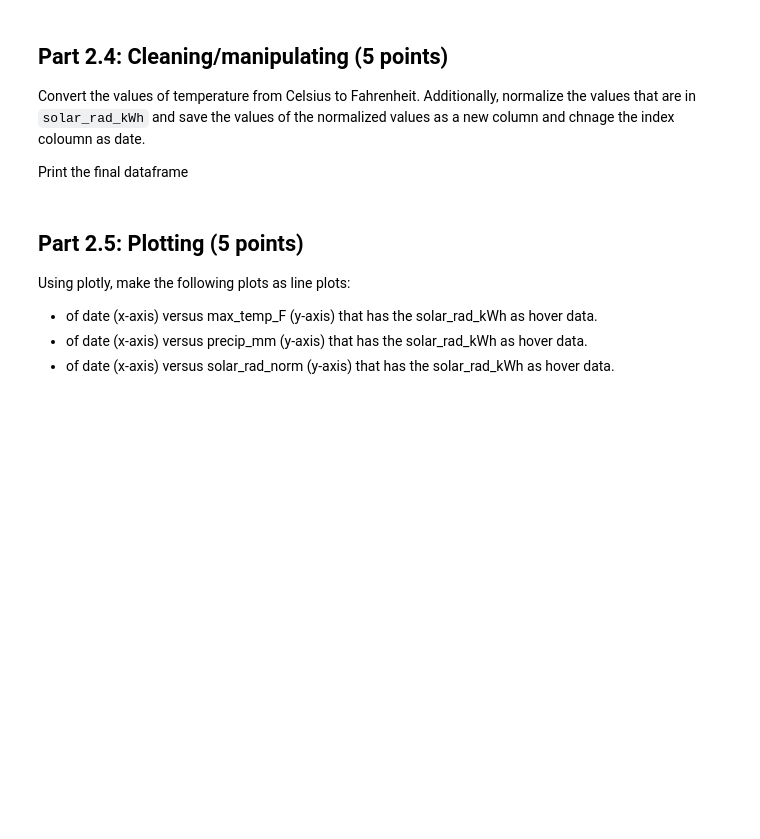
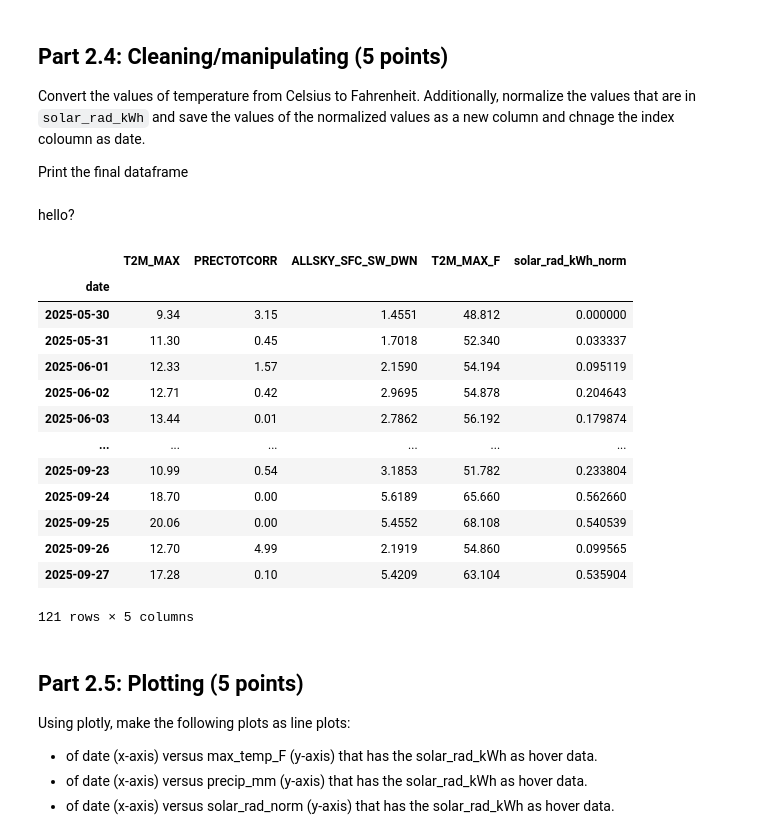
Before and after one commit to vigneshsaravanakumar404/DS-3000-Foundations-of-Data-Science, a Jupyter notebook: Homeworks/HW2/HW2.ipynb, the cells around one changed output. Saved outputs shown, nothing was run; the diff lists cells and outputs as text; code cells hidden in the pictures; blank space fills up the shorter version.

```diff
--- a/Homeworks/HW2/HW2.ipynb
+++ b/Homeworks/HW2/HW2.ipynb
@@ -412,7 +435,7 @@ import matplotlib.pyplot as plt
 import seaborn as sns
 from datetime import datetime, timedelta
 
-def get_nasa_data(start_date, end_date, api_key='[YOUR API KEY HERE]'):
+def get_nasa_data(start_date, end_date, api_key='qVq3HhW6HQjk5RNq7SFMTLB2HeF51kUNyOBO73pd'):
     """Takes the start and end date and fetches the Power data.
 
     Args:
@@ -426,9 +449,9 @@ def get_nasa_data(start_date, end_date, api_key='[YOUR API KEY HERE]'):
 
     # Fill this with your own (Make sure you change the Lat and Long)
 
-    lat = 36.39
+    lat = 40.7128
 
-    long = 25.46
+    long = 74.0060
 
     base_url = "https://power.larc.nasa.gov/api/temporal/daily/point"
 
@@ -444,15 +467,18 @@ def get_nasa_data(start_date, end_date, api_key='[YOUR API KEY HERE]'):
     }
 
 
-    # return the output
-    return
+    response = requests.get(base_url, params=params)
+    data = response.json()
+
+
+    return data['properties']['parameter']
 # %%
 # Here compute the start and end date:
 
-end_date=
-start_date =
+end_date = (datetime.now() - timedelta(days=6)).strftime('%Y%m%d')
+start_date = (datetime.now() - timedelta(days=6 + (30 * 4))).strftime('%Y%m%d')
 
 raw_data = get_nasa_data(start_date, end_date)
 
-#uncomment to see if the code works
-# print(raw_data)
+# uncomment to see if the code works
+print(raw_data)
@@ -462,9 +490,19 @@ raw_data = get_nasa_data(start_date, end_date)
 In this part, you need to create a dictionary where each key is a date, and the value is another dictionary with variables like temperature, solar radiation, and preciptation. These are the three things you already passed as parameters in the last part.
 
 Save the daily values of `T2M_MAX` as the key name: `max_temp_C`, `PRECTOTCORR` as `precip_mm`, and `ALLSKY_SFC_SW_DWN` as `solar_rad_kWh`.
+# %%
+dict_data = {
+    'T2M_MAX': raw_data['T2M_MAX'],
+    'PRECTOTCORR': raw_data['PRECTOTCORR'],
+    'ALLSKY_SFC_SW_DWN': raw_data['ALLSKY_SFC_SW_DWN']
+}
 # %% [markdown]
 ## Part 2.3: Convert the dictionary to a pandas dataframe (5 points)
 
 Now convert the dictionary that you created in Part 2.2 into a pandas dataframe and print the first 20 rows.
 
 Make sure that each row name is the date and the dates are in the following format '%Y-%m-%d'
+# %%
+df_nasa = pd.DataFrame(dict_data)
+df_nasa.index = pd.to_datetime(df_nasa.index)
+df_nasa.head()
@@ -474,6 +519,28 @@ Make sure that each row name is the date and the dates are in the following form
 Convert the values of temperature from Celsius to Fahrenheit. Additionally, normalize the values that are in `solar_rad_kWh` and save the values of the normalized values as a new column and chnage the index coloumn as date.
 
 Print the final dataframe
+# %% [markdown]
+hello?
+# %%
+df_nasa['T2M_MAX_F'] = df_nasa['T2M_MAX'] * 9/5 + 32
+df_nasa['solar_rad_kWh_norm'] = (df_nasa['ALLSKY_SFC_SW_DWN'] - df_nasa['ALLSKY_SFC_SW_DWN'].min()) / (df_nasa['ALLSKY_SFC_SW_DWN'].max() - df_nasa['ALLSKY_SFC_SW_DWN'].min())
+df_nasa.index.name = 'date'
+df_nasa
+# %% [output]
+|  | T2M_MAX | PRECTOTCORR | ALLSKY_SFC_SW_DWN | T2M_MAX_F | solar_rad_kWh_norm |
+| date |  |  |  |  |  |
+| 2025-05-30 | 9.34 | 3.15 | 1.4551 | 48.812 | 0.000000 |
+| 2025-05-31 | 11.30 | 0.45 | 1.7018 | 52.340 | 0.033337 |
+| 2025-06-01 | 12.33 | 1.57 | 2.1590 | 54.194 | 0.095119 |
+| 2025-06-02 | 12.71 | 0.42 | 2.9695 | 54.878 | 0.204643 |
+| 2025-06-03 | 13.44 | 0.01 | 2.7862 | 56.192 | 0.179874 |
+| ... | ... | ... | ... | ... | ... |
+| 2025-09-23 | 10.99 | 0.54 | 3.1853 | 51.782 | 0.233804 |
+| 2025-09-24 | 18.70 | 0.00 | 5.6189 | 65.660 | 0.562660 |
+| 2025-09-25 | 20.06 | 0.00 | 5.4552 | 68.108 | 0.540539 |
+| 2025-09-26 | 12.70 | 4.99 | 2.1919 | 54.860 | 0.099565 |
+| 2025-09-27 | 17.28 | 0.10 | 5.4209 | 63.104 | 0.535904 |
+121 rows × 5 columns
 # %% [markdown]
 ## Part 2.5: Plotting (5 points)
 
```
Also changed, not shown: parts of 15 cells of this notebook.
